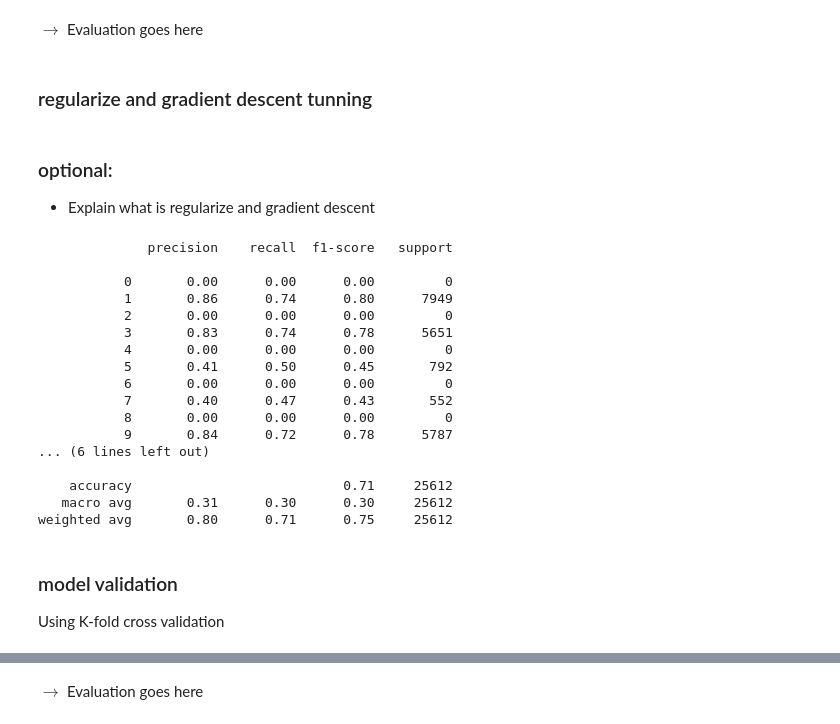
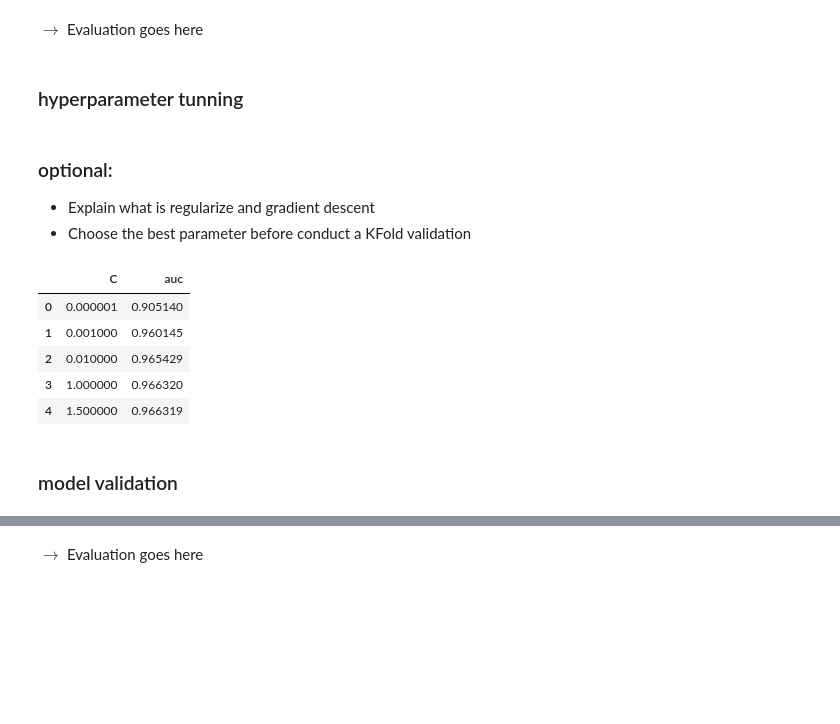
Before and after one commit to Devonroad/personal_traits_prediction, a Jupyter notebook: project/notebook.ipynb, the cells around one changed output, grey strips where cells are left out. Cells and saved outputs as stored; diff of their text form; code cells hidden in the pictures; blank space fills up the shorter version.

Commit message:
Research on a more consistent way for validation

```diff
--- a/project/notebook.ipynb
+++ b/project/notebook.ipynb
@@ -267,10 +284,0 @@ df_full_train.head()
-# %%
-# reset index
-df_train = df_train.reset_index(drop=True)
-df_val = df_val.reset_index(drop=True)
-df_test = df_test.reset_index(drop=True)
-
-# obtain target values
-y_train = df_train.personality.values
-y_val = df_val.personality.values
-y_test = df_test.personality.values
@@ -299,11 +293,0 @@ df_train
-# %%
-dv = DictVectorizer(sparse=False)
-
-train_dict = df_train.to_dict(orient='records')
-X_train = dv.fit_transform(train_dict)
-
-val_dict = df_val.to_dict(orient='records')
-X_val = dv.transform(val_dict)
-
-test_dict = df_test[df_test.columns].to_dict(orient='records')
-X_test = dv.transform(test_dict)
@@ -360,35 +478,31 @@ weighted avg       0.80      0.71      0.75     25612
 # %% [markdown]
 $\to$ Evaluation goes here
 # %% [markdown]
-### regularize and gradient descent tunning
+### hyperparameter tunning
 # %% [markdown]
 ### optional:
 - Explain what is regularize and gradient descent
+- Choose the best parameter before conduct a KFold validation
 # %%
-logR = LogisticRegression(solver='saga', C=1.0, max_iter=1000)
-logR.fit(X_train, y_train)
+scores = []
+for C in tqdm([0.000001, 0.001, 0.01, 1.0, 1.5]):
+    logR = LogisticRegression(solver='saga', C=C, max_iter=1000)
+    logR.fit(X_train, y_train)
 
-y_pred = logR.predict(X_val)
-report = classification_report(y_pred, y_val, zero_division=0)
-print(report)
+    y_pred = logR.predict_proba(X_val)
+    score = roc_auc_score(y_val, y_pred,
+                          multi_class='ovr',
+                          average='weighted')
+    scores.append((C, score))
-# %% [output]
-              precision    recall  f1-score   support
-
-           0       0.00      0.00      0.00         0
-           1       0.86      0.74      0.80      7949
-           2       0.00      0.00      0.00         0
-           3       0.83      0.74      0.78      5651
-           4       0.00      0.00      0.00         0
-           5       0.41      0.50      0.45       792
-           6       0.00      0.00      0.00         0
-           7       0.40      0.47      0.43       552
-           8       0.00      0.00      0.00         0
-           9       0.84      0.72      0.78      5787
-... (6 lines left out)
-
-    accuracy                           0.71     25612
-   macro avg       0.31      0.30      0.30     25612
-weighted avg       0.80      0.71      0.75     25612
+# %%
+df_scores = pd.DataFrame(scores, columns=['C', 'auc'])
+df_scores
+# %% [output]
+|  | C | auc |
+| 0 | 0.000001 | 0.905140 |
+| 1 | 0.001000 | 0.960145 |
+| 2 | 0.010000 | 0.965429 |
+| 3 | 1.000000 | 0.966320 |
+| 4 | 1.500000 | 0.966319 |
 # %% [markdown]
 ### model validation
-Using K-fold cross validation
```
Also changed, not shown: parts of 32 cells of this notebook.
